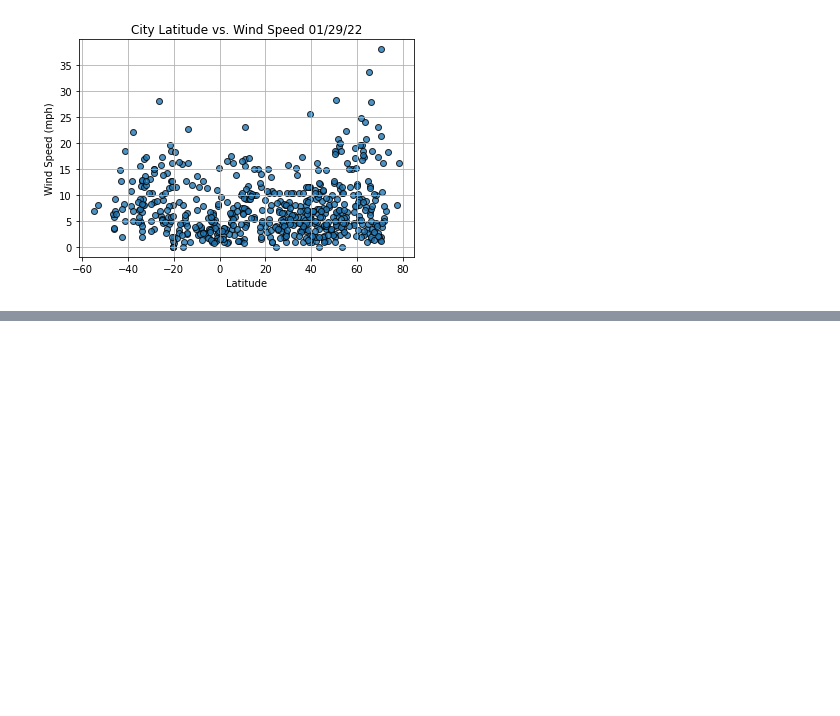
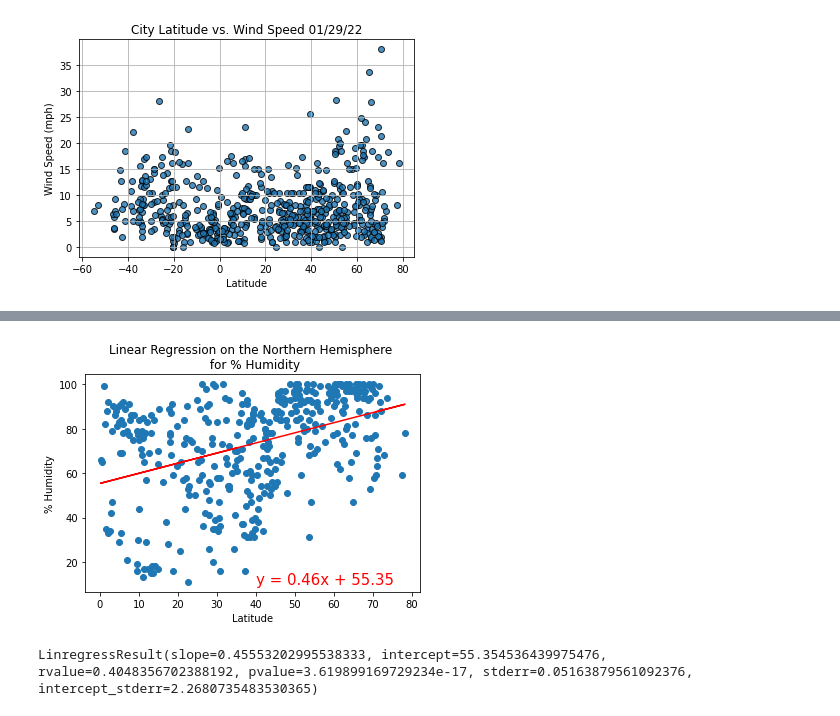
Before and after one commit to zwa004/World_Weather_Analysis, a Jupyter notebook: WeatherPy.ipynb, the cells around one changed output, grey strips where cells are left out. Saved outputs shown, nothing was run; the diff lists cells and outputs as text; code cells hidden in the pictures; blank space fills up the shorter version.

```diff
--- a/WeatherPy.ipynb
+++ b/WeatherPy.ipynb
@@ -271,0 +366,14 @@ plt.show()
+# %%
+# Linear regression on the Northern Hemisphere
+x_values = northern_hemi_df["Lat"]
+y_values = northern_hemi_df["Humidity"]
+# Call the function.
+plot_linear_regression(x_values, y_values,
+                       'Linear Regression on the Northern Hemisphere \n for % Humidity', '% Humidity',(40,10))
+
+# Print linear regression data
+raw_regress = linregress(x_values, y_values)
+print(raw_regress)
+# %% [output]
+[figure, added]
+LinregressResult(slope=0.45553202995538333, intercept=55.354536439975476, rvalue=0.4048356702388192, pvalue=3.619899169729234e-17, stderr=0.05163879561092376, intercept_stderr=2.2680735483530365)
```
Also changed, not shown: parts of 12 cells of this notebook, 1 other file.
